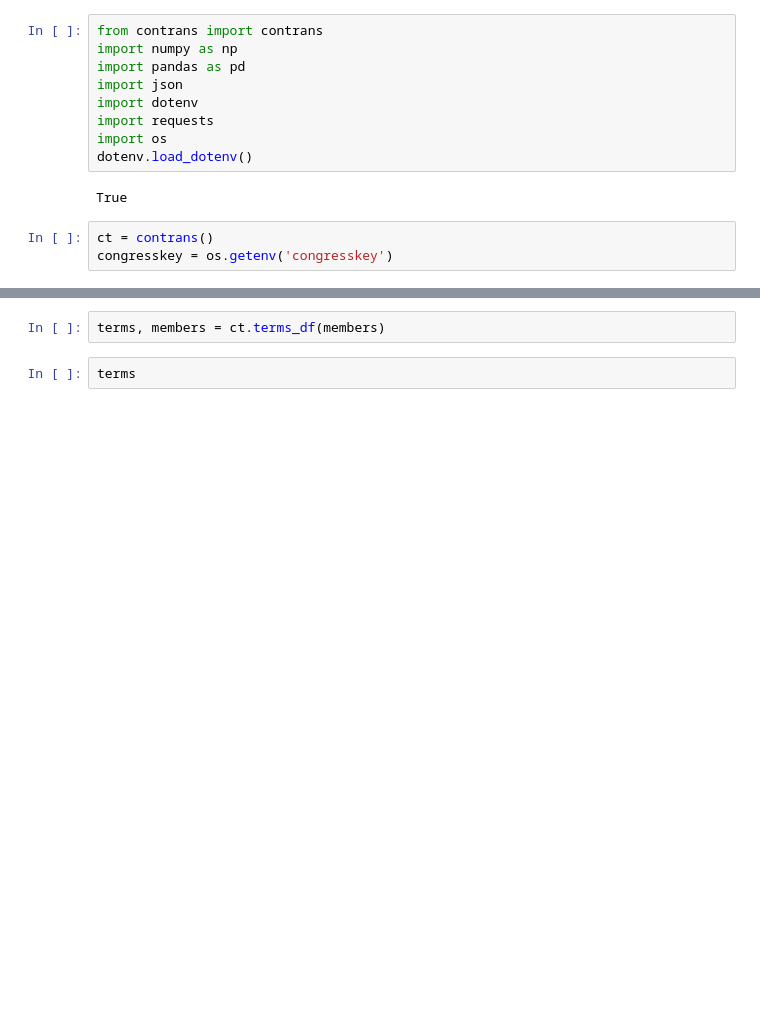
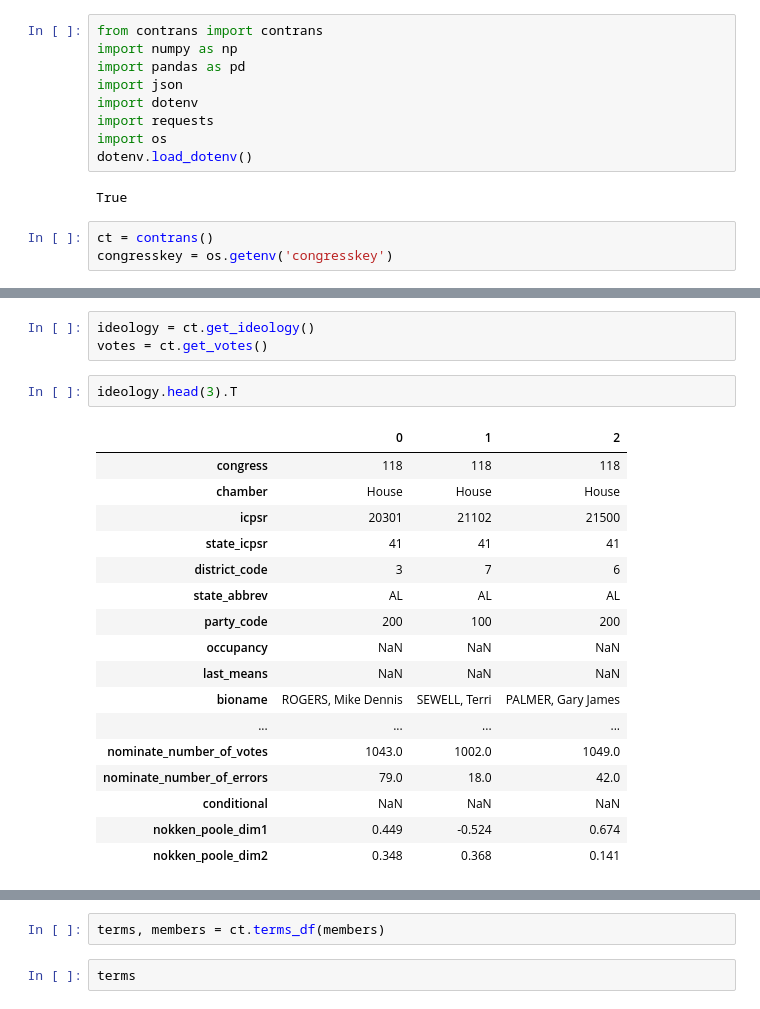
Before and after one commit to clarencew0083/contrans2024, a Jupyter notebook: sandbox.ipynb, the cells around one changed output, grey strips where cells are left out. Saved outputs shown, nothing was run; the diff lists cells and outputs as text; blank space fills up the shorter version.

```diff
--- a/sandbox.ipynb
+++ b/sandbox.ipynb
@@ -31,0 +39,23 @@ members
+# %%
+ideology = ct.get_ideology()
+votes = ct.get_votes()
+# %%
+ideology.head(3).T
+# %% [output]
+|  | 0 | 1 | 2 |
+| congress | 118 | 118 | 118 |
+| chamber | House | House | House |
+| icpsr | 20301 | 21102 | 21500 |
+| state_icpsr | 41 | 41 | 41 |
+| district_code | 3 | 7 | 6 |
+| state_abbrev | AL | AL | AL |
+| party_code | 200 | 100 | 200 |
+| occupancy | NaN | NaN | NaN |
+| last_means | NaN | NaN | NaN |
+| bioname | ROGERS, Mike Dennis | SEWELL, Terri | PALMER, Gary James |
+| ... | ... | ... | ... |
+| nominate_number_of_votes | 1043.0 | 1002.0 | 1049.0 |
+| nominate_number_of_errors | 79.0 | 18.0 | 42.0 |
+| conditional | NaN | NaN | NaN |
+| nokken_poole_dim1 | 0.449 | -0.524 | 0.674 |
+| nokken_poole_dim2 | 0.348 | 0.368 | 0.141 |
```
Also changed, not shown: parts of 4 cells of this notebook, 1 other file.
